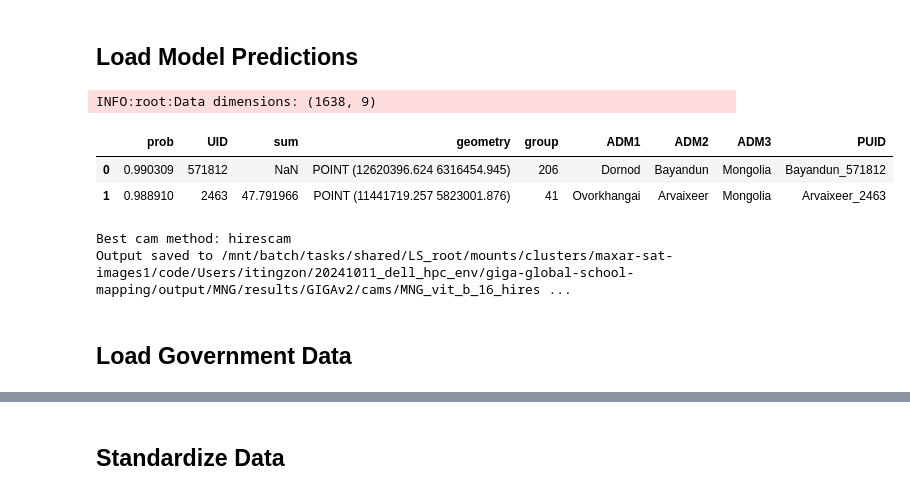
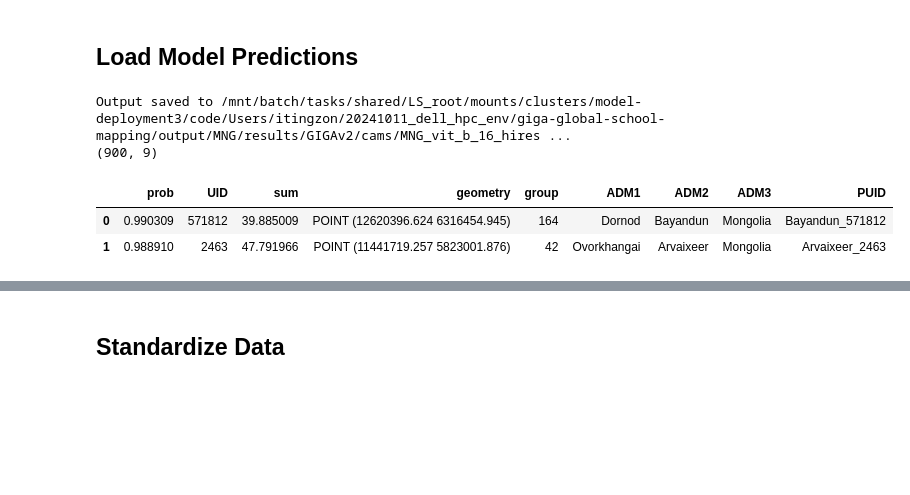
Before and after one commit to unicef/giga-global-school-mapping, a Jupyter notebook: notebooks/09_post_processing.ipynb, the cells around one changed output, grey strips where cells are left out. Drawn from its saved outputs; the diff is of its cells as text; code cells hidden in the pictures; blank space fills up the shorter version.

```diff
--- a/notebooks/09_post_processing.ipynb
+++ b/notebooks/09_post_processing.ipynb
@@ -32,19 +32,13 @@ data_config["project"] = "GIGAv2"
 # %% [markdown]
 ## Load Model Predictions
 # %%
-preds = post_utils.load_preds(
-    iso_code, data_config, buffer_size, calibrator
-)
+preds = post_utils.load_preds(iso_code, data_config, buffer_size, calibrator)
+post_utils.save_results(iso_code, preds, source="preds", config=data_config)
+print(preds.shape)
 preds.head(2)
 # %% [output]
-INFO:root:Data dimensions: (1638, 9)
+Output saved to /mnt/batch/tasks/shared/LS_root/mounts/clusters/model-deployment3/code/Users/itingzon/20241011_dell_hpc_env/giga-global-school-mapping/output/MNG/results/GIGAv2/cams/MNG_vit_b_16_hires ...
+(900, 9)
 |  | prob | UID | sum | geometry | group | ADM1 | ADM2 | ADM3 | PUID |
-| 0 | 0.990309 | 571812 | NaN | POINT (12620396.624 6316454.945) | 206 | Dornod | Bayandun | Mongolia | Bayandun_571812 |
-| 1 | 0.988910 | 2463 | 47.791966 | POINT (11441719.257 5823001.876) | 41 | Ovorkhangai | Arvaixeer | Mongolia | Arvaixeer_2463 |
+| 0 | 0.990309 | 571812 | 39.885009 | POINT (12620396.624 6316454.945) | 164 | Dornod | Bayandun | Mongolia | Bayandun_571812 |
+| 1 | 0.988910 | 2463 | 47.791966 | POINT (11441719.257 5823001.876) | 42 | Ovorkhangai | Arvaixeer | Mongolia | Arvaixeer_2463 |
-# %%
-post_utils.save_results(iso_code, preds, source="preds", config=data_config)
-# %% [output]
-Best cam method: hirescam
-Output saved to /mnt/batch/tasks/shared/LS_root/mounts/clusters/maxar-sat-images1/code/Users/itingzon/20241011_dell_hpc_env/giga-global-school-mapping/output/MNG/results/GIGAv2/cams/MNG_vit_b_16_hires ...
-# %% [markdown]
-## Load Government Data
```
Also changed, not shown: parts of 8 cells of this notebook, 1 other file.
